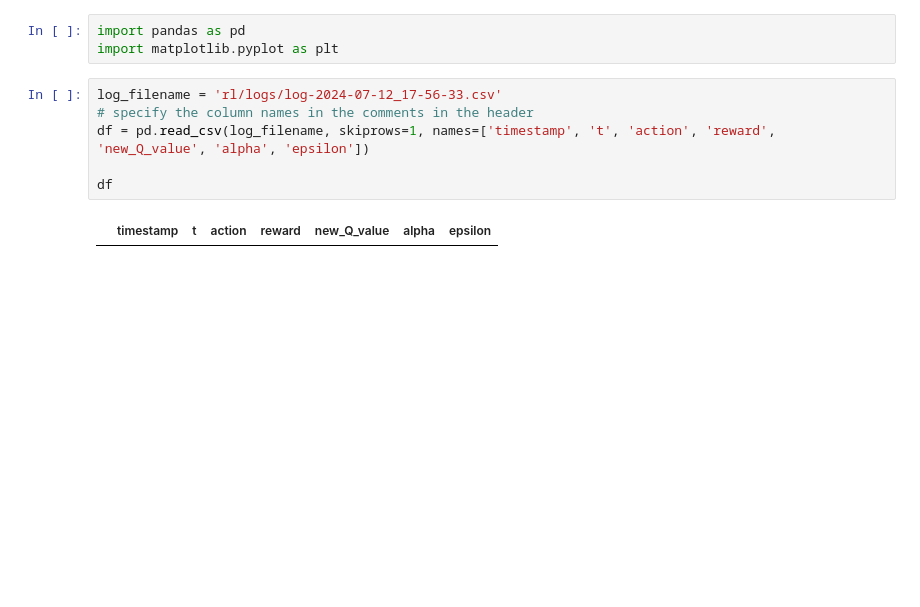
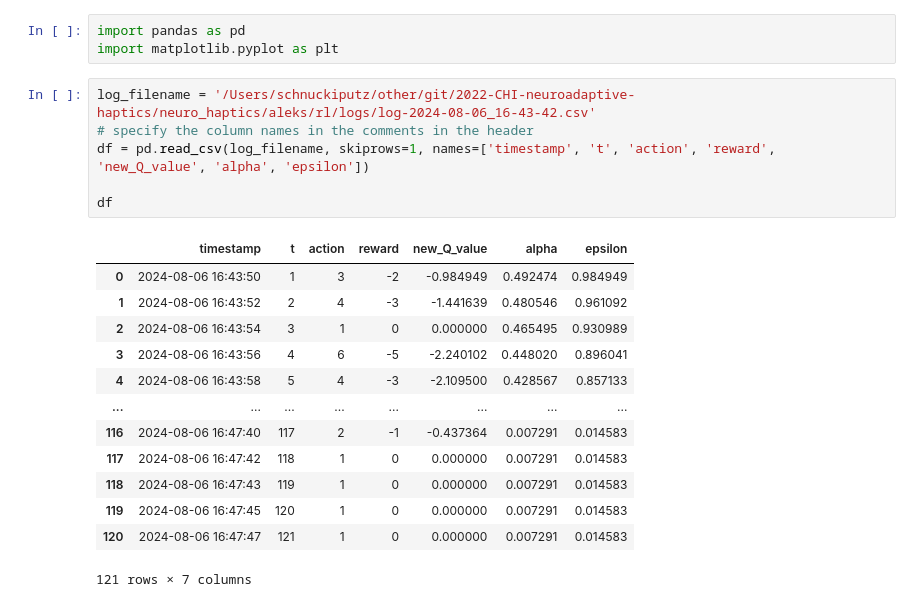
Before and after one commit to lukasgehrke/2022-CHI-neuroadaptive-haptics, a Jupyter notebook: neuro_haptics/aleks/log_analysis.ipynb, the cells around one changed output. Drawn from its saved outputs; the diff is of its cells as text; blank space fills up the shorter version.

```diff
--- a/neuro_haptics/aleks/log_analysis.ipynb
+++ b/neuro_haptics/aleks/log_analysis.ipynb
@@ -2,13 +2,25 @@
 import pandas as pd
 import matplotlib.pyplot as plt
 # %%
-log_filename = 'rl/logs/log-2024-07-12_17-56-33.csv'
+log_filename = '/Users/schnuckiputz/other/git/2022-CHI-neuroadaptive-haptics/neuro_haptics/aleks/rl/logs/log-2024-08-06_16-43-42.csv'
 # specify the column names in the comments in the header
 df = pd.read_csv(log_filename, skiprows=1, names=['timestamp', 't', 'action', 'reward', 'new_Q_value', 'alpha', 'epsilon'])
 
 df
 # %% [output]
 |  | timestamp | t | action | reward | new_Q_value | alpha | epsilon |
+| 0 | 2024-08-06 16:43:50 | 1 | 3 | -2 | -0.984949 | 0.492474 | 0.984949 |
+| 1 | 2024-08-06 16:43:52 | 2 | 4 | -3 | -1.441639 | 0.480546 | 0.961092 |
+| 2 | 2024-08-06 16:43:54 | 3 | 1 | 0 | 0.000000 | 0.465495 | 0.930989 |
+| 3 | 2024-08-06 16:43:56 | 4 | 6 | -5 | -2.240102 | 0.448020 | 0.896041 |
+| 4 | 2024-08-06 16:43:58 | 5 | 4 | -3 | -2.109500 | 0.428567 | 0.857133 |
+| ... | ... | ... | ... | ... | ... | ... | ... |
+| 116 | 2024-08-06 16:47:40 | 117 | 2 | -1 | -0.437364 | 0.007291 | 0.014583 |
+| 117 | 2024-08-06 16:47:42 | 118 | 1 | 0 | 0.000000 | 0.007291 | 0.014583 |
+| 118 | 2024-08-06 16:47:43 | 119 | 1 | 0 | 0.000000 | 0.007291 | 0.014583 |
+| 119 | 2024-08-06 16:47:45 | 120 | 1 | 0 | 0.000000 | 0.007291 | 0.014583 |
+| 120 | 2024-08-06 16:47:47 | 121 | 1 | 0 | 0.000000 | 0.007291 | 0.014583 |
+121 rows × 7 columns
 # %%
 df_plot = df
 
```
Also changed, not shown: parts of 4 cells of this notebook, 3 other files.
